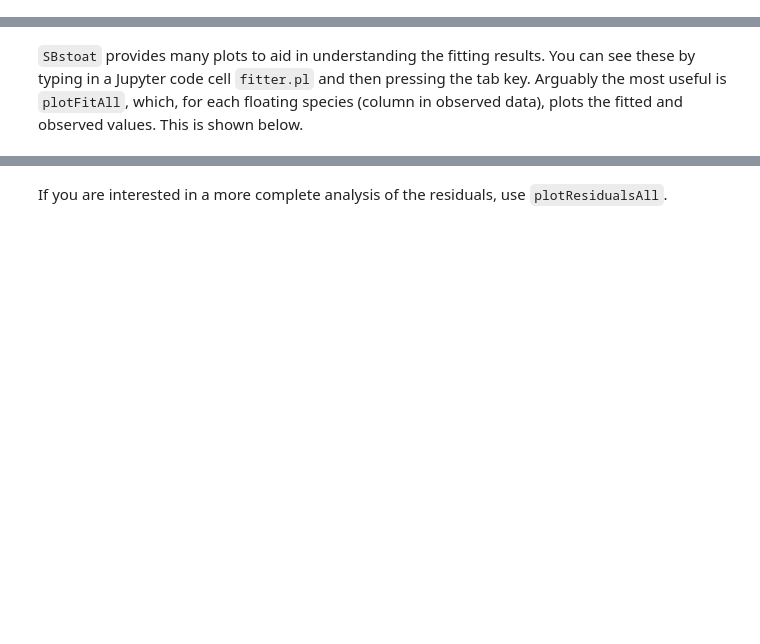
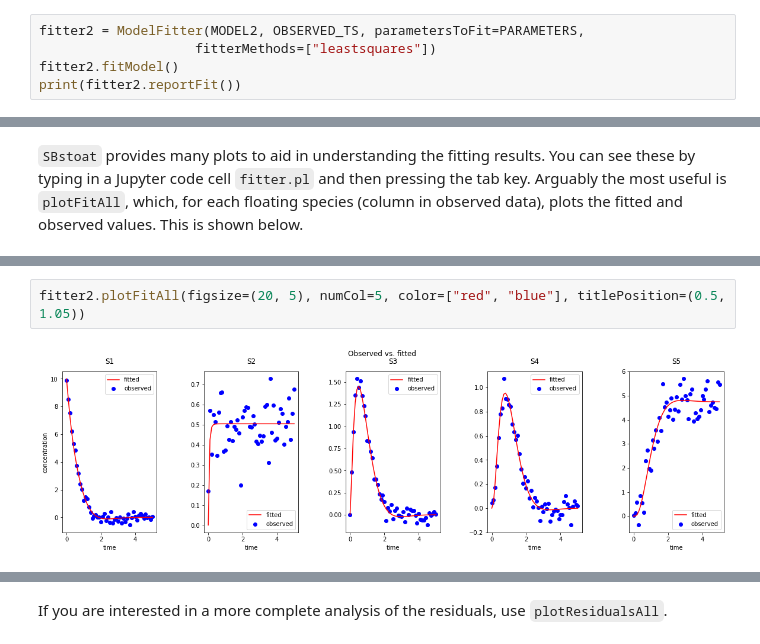
Before and after one commit to ModelEngineering/BIOEN-437, a Jupyter notebook: Lectures/Parameter-Fitting/pf_part_4_complete_example.ipynb, the cells around one changed output, grey strips where cells are left out. Cells and saved outputs as stored; diff of their text form; blank space fills up the shorter version.

```diff
--- a/Lectures/Parameter-Fitting/pf_part_4_complete_example.ipynb
+++ b/Lectures/Parameter-Fitting/pf_part_4_complete_example.ipynb
@@ -111,3 +195,8 @@ the true values in the original models.
 The final section provides information about the relationships between parameter estimates. This can be useful
 in models where the structure of the model makes it difficult to separate one parameter from another.
 In these cases, there will be a large correlation between parameter (absolute) parameter values.
+# %%
+fitter2 = ModelFitter(MODEL2, OBSERVED_TS, parametersToFit=PARAMETERS,
+                    fitterMethods=["leastsquares"])
+fitter2.fitModel()
+print(fitter2.reportFit())
@@ -124,2 +232,6 @@ In the latter case, there is considerable variability that likely makes a good f
+# %%
+fitter2.plotFitAll(figsize=(20, 5), numCol=5, color=["red", "blue"], titlePosition=(0.5, 1.05))
+# %% [output]
+[figure, added]
 # %%
 # See the options for plotFitAll
```
Also changed, not shown: parts of 49 cells of this notebook, 2 other files.
